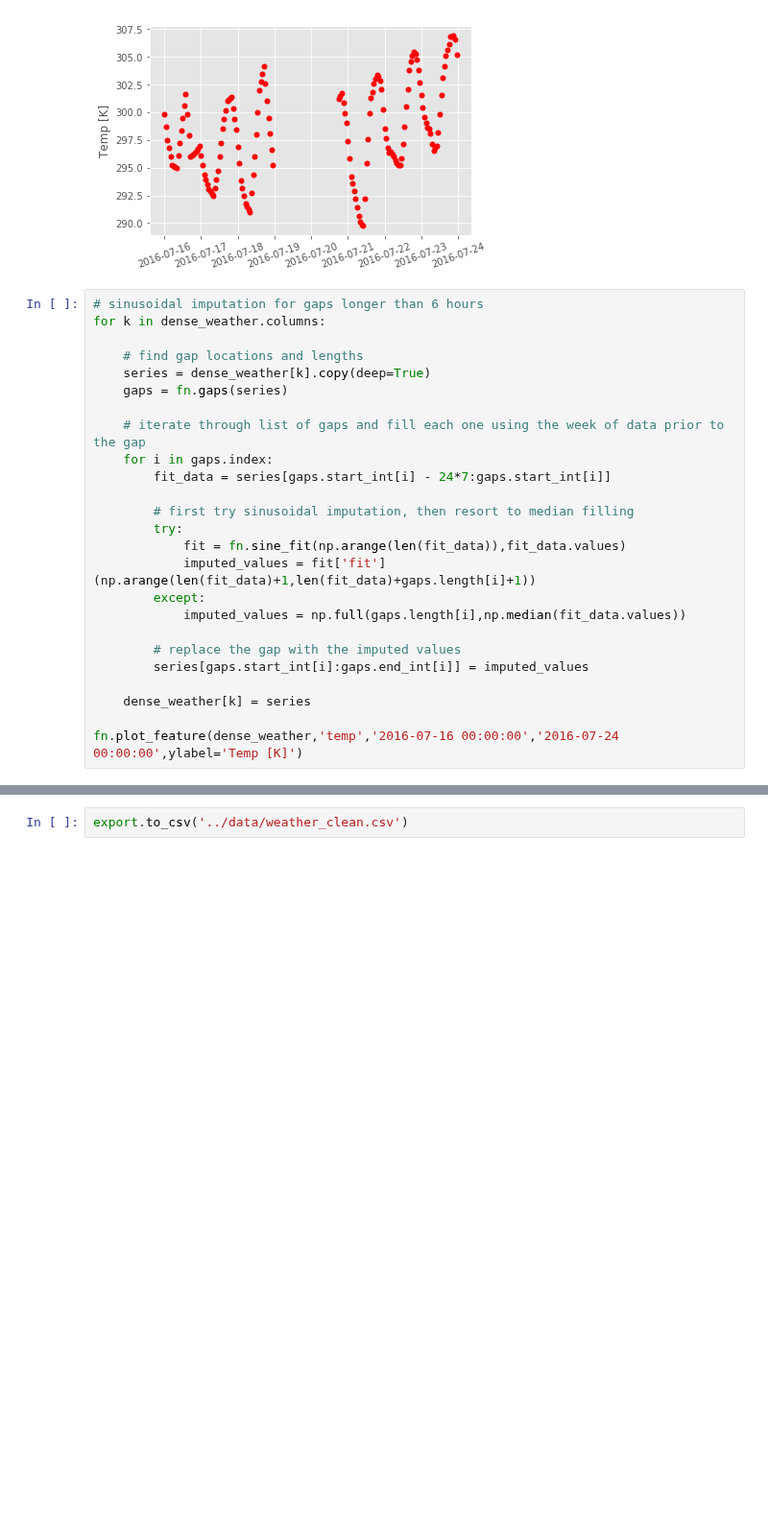
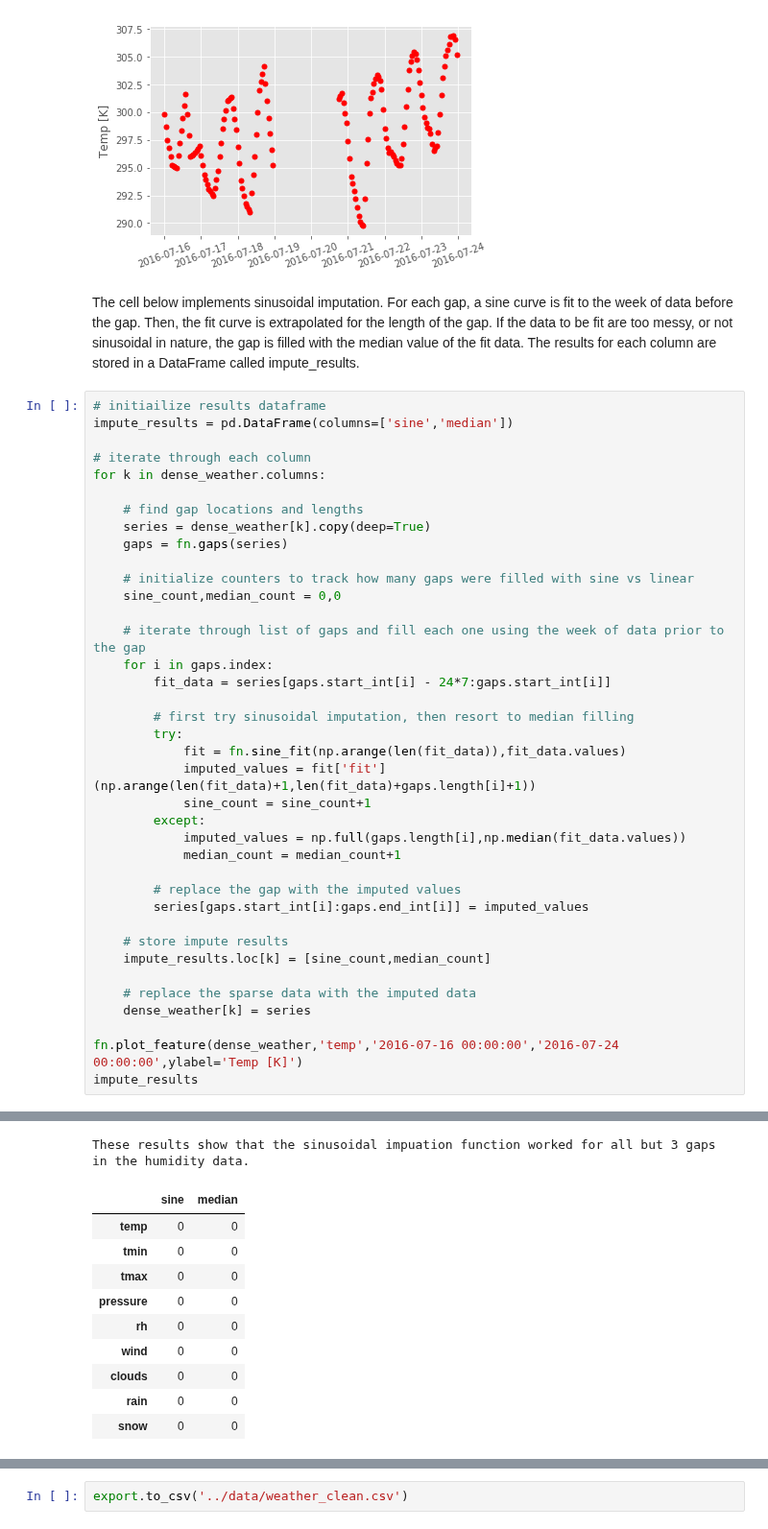
Before and after one commit to kevinkoste/university-load-forecasting, a Jupyter notebook: preprocessing/weather_pipeline.ipynb, the cells around one changed output, grey strips where cells are left out. Shown at 96% size. Drawn from its saved outputs; the diff is of its cells as text; blank space fills up the shorter version.

```diff
--- a/preprocessing/weather_pipeline.ipynb
+++ b/preprocessing/weather_pipeline.ipynb
@@ -81,31 +81,57 @@ fn.plot_feature(dense_weather,'temp','2016-07-16 00:00:00','2016-07-24 00:00:00'
 # print(dense_weather.isnull().sum())
 # %% [output]
 [figure]
+# %% [markdown]
+The cell below implements sinusoidal imputation. For each gap, a sine curve is fit to the week of data before the gap. Then, the fit curve is extrapolated for the length of the gap. If the data to be fit are too messy, or not sinusoidal in nature, the gap is filled with the median value of the fit data. The results for each column are stored in a DataFrame called impute_results.
 # %%
-# sinusoidal imputation for gaps longer than 6 hours
+# initiailize results dataframe
+impute_results = pd.DataFrame(columns=['sine','median'])
+
+# iterate through each column
 for k in dense_weather.columns:
 
     # find gap locations and lengths
     series = dense_weather[k].copy(deep=True)
     gaps = fn.gaps(series)
+
+    # initialize counters to track how many gaps were filled with sine vs linear
+    sine_count,median_count = 0,0
 
     # iterate through list of gaps and fill each one using the week of data prior to the gap
     for i in gaps.index:
         fit_data = series[gaps.start_int[i] - 24*7:gaps.start_int[i]]
 
         # first try sinusoidal imputation, then resort to median filling
         try:
             fit = fn.sine_fit(np.arange(len(fit_data)),fit_data.values)
             imputed_values = fit['fit'](np.arange(len(fit_data)+1,len(fit_data)+gaps.length[i]+1))
+            sine_count = sine_count+1
         except:
             imputed_values = np.full(gaps.length[i],np.median(fit_data.values))
+            median_count = median_count+1
 
         # replace the gap with the imputed values
         series[gaps.start_int[i]:gaps.end_int[i]] = imputed_values
 
+    # store impute results
+    impute_results.loc[k] = [sine_count,median_count]
+
+    # replace the sparse data with the imputed data
     dense_weather[k] = series
 
 fn.plot_feature(dense_weather,'temp','2016-07-16 00:00:00','2016-07-24 00:00:00',ylabel='Temp [K]')
+impute_results
 # %% [output]
 [figure]
+These results show that the sinusoidal impuation function worked for all but 3 gaps in the humidity data.
+|  | sine | median |
+| temp | 0 | 0 |
+| tmin | 0 | 0 |
+| tmax | 0 | 0 |
+| pressure | 0 | 0 |
+| rh | 0 | 0 |
+| wind | 0 | 0 |
+| clouds | 0 | 0 |
+| rain | 0 | 0 |
+| snow | 0 | 0 |
 # %% [markdown]
```
Also changed, not shown: parts of 8 cells of this notebook, 2 other files.
